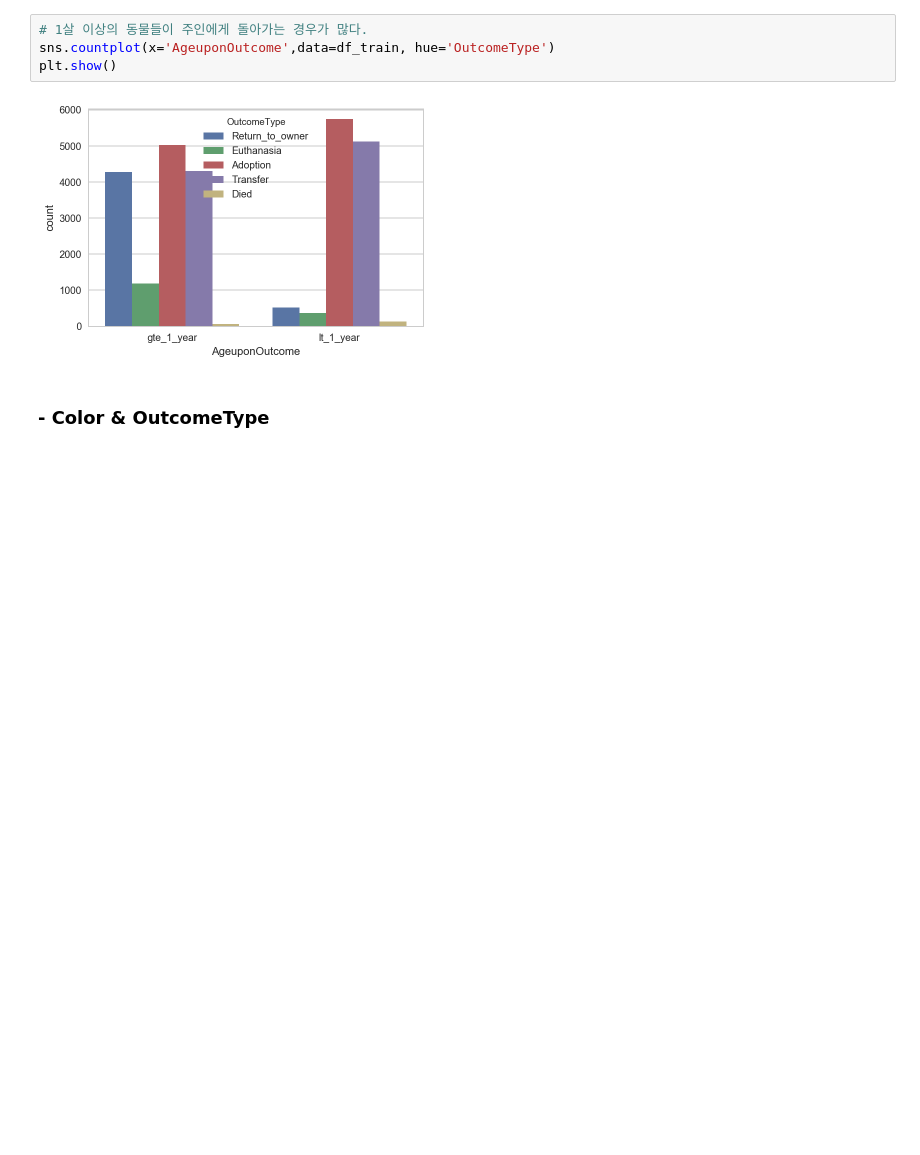
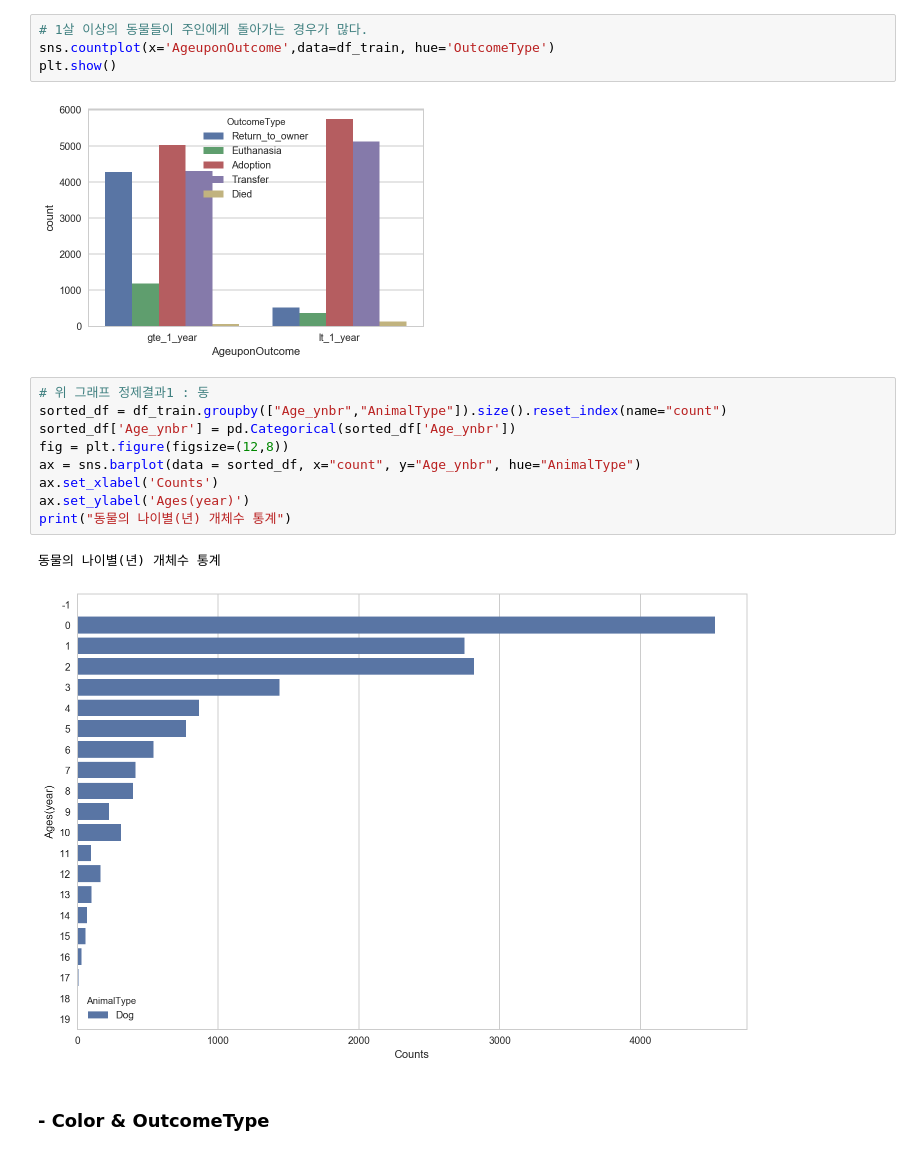
Before and after one commit to brightscannon/Keggle_Shelter_analysis, a Jupyter notebook: Shelter Animal Outcomes - presentation.ipynb, the cells around one changed output. Cells and saved outputs as stored; diff of their text form; blank space fills up the shorter version.

```diff
--- a/Shelter Animal Outcomes - presentation.ipynb
+++ b/Shelter Animal Outcomes - presentation.ipynb
@@ -399,6 +580,18 @@ sns.countplot(x='AgeuponOutcome',data=df_train, hue='OutcomeType')
 plt.show()
 # %% [output]
 [figure]
+# %%
+# 위 그래프 정제결과1 : 동
+sorted_df = df_train.groupby(["Age_ynbr","AnimalType"]).size().reset_index(name="count")
+sorted_df['Age_ynbr'] = pd.Categorical(sorted_df['Age_ynbr'])
+fig = plt.figure(figsize=(12,8))
+ax = sns.barplot(data = sorted_df, x="count", y="Age_ynbr", hue="AnimalType")
+ax.set_xlabel('Counts')
+ax.set_ylabel('Ages(year)')
+print("동물의 나이별(년) 개체수 통계")
+# %% [output]
+동물의 나이별(년) 개체수 통계
+[figure, added]
 # %% [markdown]
 ### - Color & OutcomeType
 # %%
```
Also changed, not shown: parts of 44 cells of this notebook.
